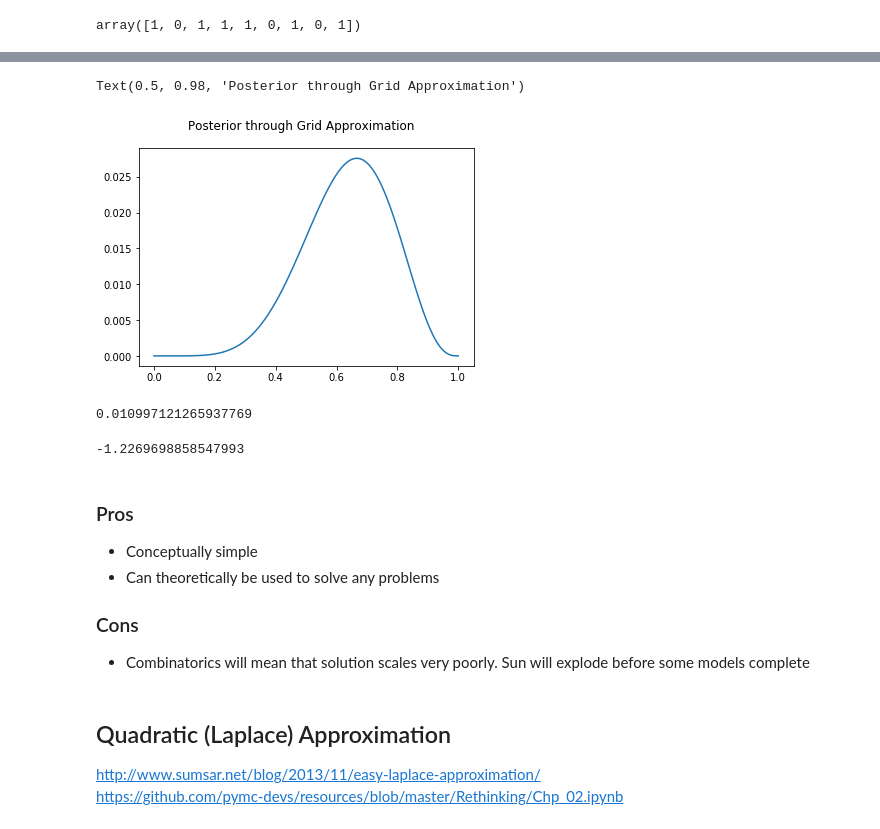
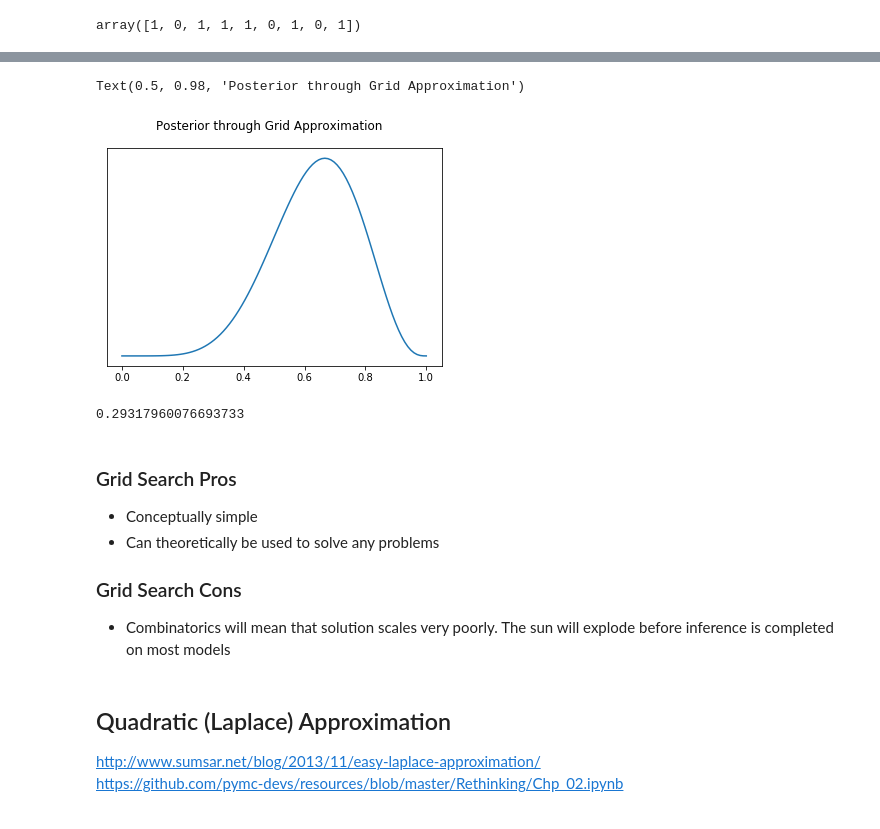
Before and after one commit to canyon289/ProbabilityResources, a Jupyter notebook: cheatsheets/Inference.ipynb, the cells around one changed output, grey strips where cells are left out. Drawn from its saved outputs; the diff is of its cells as text; code cells hidden in the pictures.

Commit message:
Finished Inference rough draft

```diff
--- a/cheatsheets/Inference.ipynb
+++ b/cheatsheets/Inference.ipynb
@@ -80,25 +83,22 @@ posterior_grid_search = posterior_unstandardized / sum(posterior_unstandardized)
 # %%
 fig, ax = plt.subplots()
 plt.plot(possible_probabilities, posterior_grid_search)
+ax.set_yticks([])
 fig.suptitle("Posterior through Grid Approximation")
 # %% [output]
 Text(0.5, 0.98, 'Posterior through Grid Approximation')
-[figure, old version]
+[figure, new version]
 # %%
-posterior_grid_search[20] / posterior_grid_search[70]
+posterior_grid_search[40] / posterior_grid_search[70]
 # %% [output]
-0.010997121265937769
+0.29317960076693733
-# %%
-np.log(posterior_grid_search[40]) - np.log(posterior_grid_search[70])
-# %% [output]
--1.2269698858547993
 # %% [markdown]
-### Pros
+### Grid Search Pros
 * Conceptually simple
 * Can theoretically be used to solve any problems
 
-### Cons
-* Combinatorics will mean that solution scales very poorly. Sun will explode before some models complete
+### Grid Search Cons
+* Combinatorics will mean that solution scales very poorly. The sun will explode before inference is completed on most models
 # %% [markdown]
 ## Quadratic (Laplace) Approximation
 http://www.sumsar.net/blog/2013/11/easy-laplace-approximation/
```
Also changed, not shown: parts of 33 cells of this notebook.
